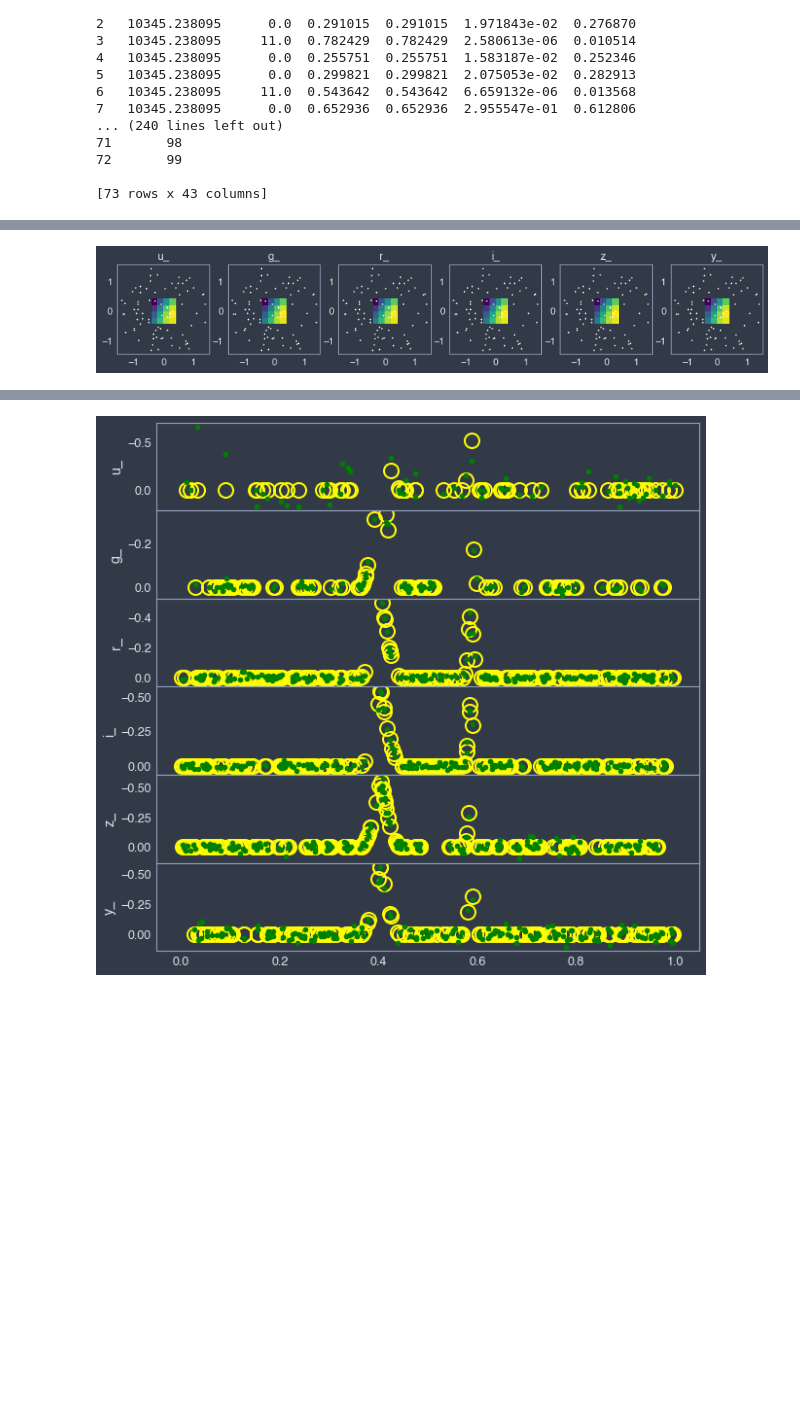
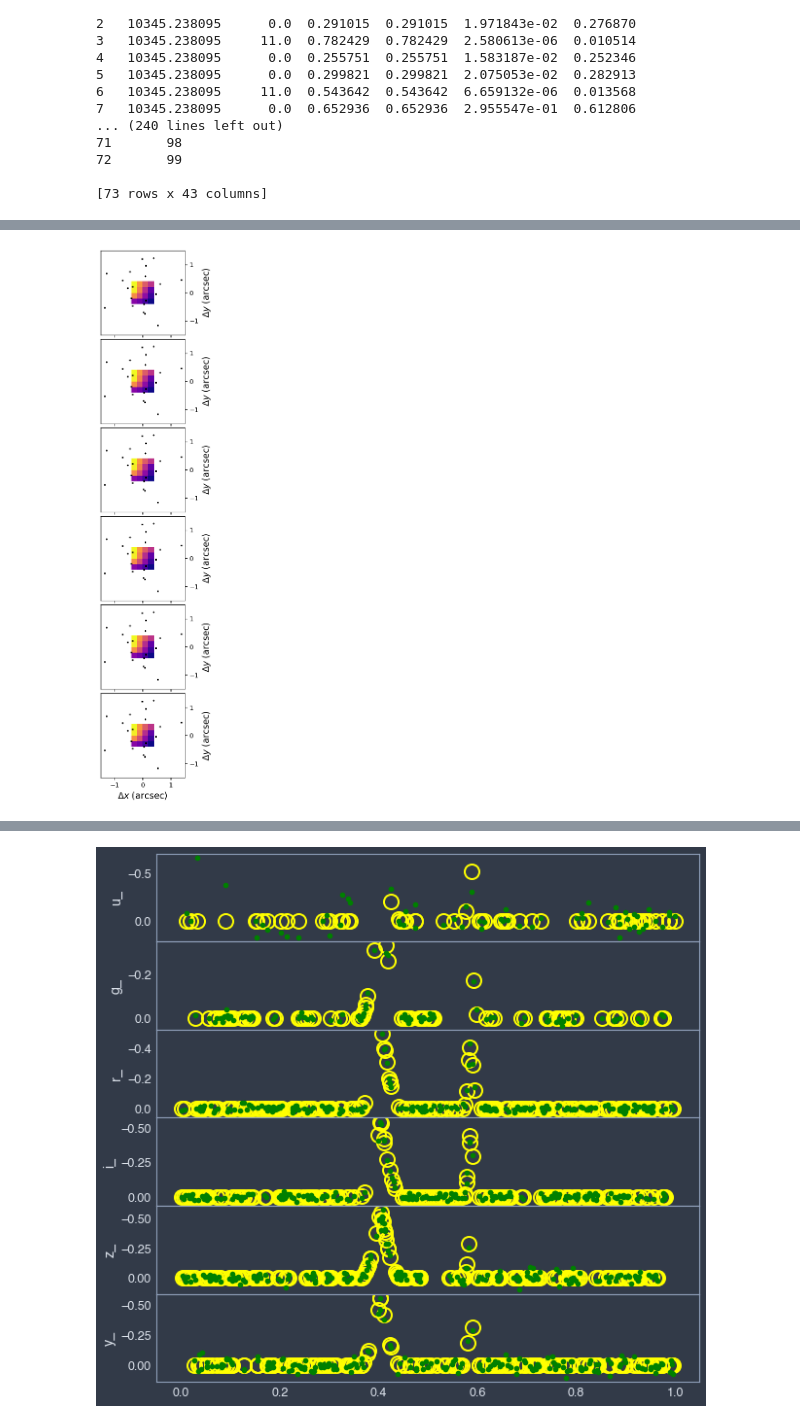
Before and after one commit to ageller/EB-LSST, a Jupyter notebook: testing/crowding/testClusterCrowdingDriver.ipynb, the cells around one changed output, grey strips where cells are left out. Drawn from its saved outputs; the diff is of its cells as text; code cells hidden in the pictures; blank space fills up the shorter version.

Commit message:
updated crowding plots

```diff
--- a/testing/crowding/testClusterCrowdingDriver.ipynb
+++ b/testing/crowding/testClusterCrowdingDriver.ipynb
@@ -161,16 +197,31 @@ None
 # %%
 #now plot the crowding
 if (worker.EB.crowding.clusterSingles is not None):
-    f,ax = plt.subplots(1,6, figsize=(15, 5))
+    fig,ax = plt.subplots(6,1, figsize=(5, 15), sharex = True)
     for i,f in enumerate(worker.filters):
-        ax[i].pcolormesh(worker.EB.crowding.xgrid, worker.EB.crowding.ygrid,
-                         worker.EB.crowding.fluxgrid[f])#, norm=colors.LogNorm())
+        cmp = ax[i].pcolormesh(worker.EB.crowding.xgrid, worker.EB.crowding.ygrid,
+                         worker.EB.crowding.fluxgrid[f], cmap='plasma')#, norm=colors.LogNorm())
         ax[i].set_aspect(1)
-        ax[i].set_title(f)
+        #ax[i].set_title(f)
         ax[i].scatter(worker.EB.crowding.clusterSingles['xAng'],
-                      worker.EB.crowding.clusterSingles['yAng'], s=3, color='white')
+                      worker.EB.crowding.clusterSingles['yAng'], s=3, color='black')
+        ax[i].set_ylabel(r'$\Delta y$ (arcsec)', fontsize=14)
+        ax[i].yaxis.set_ticks_position('right')
+        ax[i].yaxis.set_label_position('right')
+        ax[i].set_xlim(-1.5, 1.5)
+        ax[i].set_ylim(-1.5, 1.5)
+        ax[i].set_yticks([-1,0,1])
+    ax[5].set_xlabel(r'$\Delta x$ (arcsec)', fontsize=14)
+    plt.subplots_adjust(hspace=0.05)
+
+    # Now adding the colorbar
+#     cbaxes = fig.add_axes([0.92, 0.33, 0.01, 0.32])
+#     cbar = plt.colorbar(cmp, cax = cbaxes)
+#     cbaxes.set_ylabel('Flux')
+
+    fig.savefig('M10crowding_pixels.pdf', format = 'pdf', bbox_inches = 'tight')
 # %% [output]
-[figure, old version]
+[figure, new version]
 # %%
 if (worker.EB.crowding.galaxySingles is not None):
     f,ax = plt.subplots(1,6, figsize=(15, 5))
```
Also changed, not shown: parts of 7 cells of this notebook, 4 other files.
